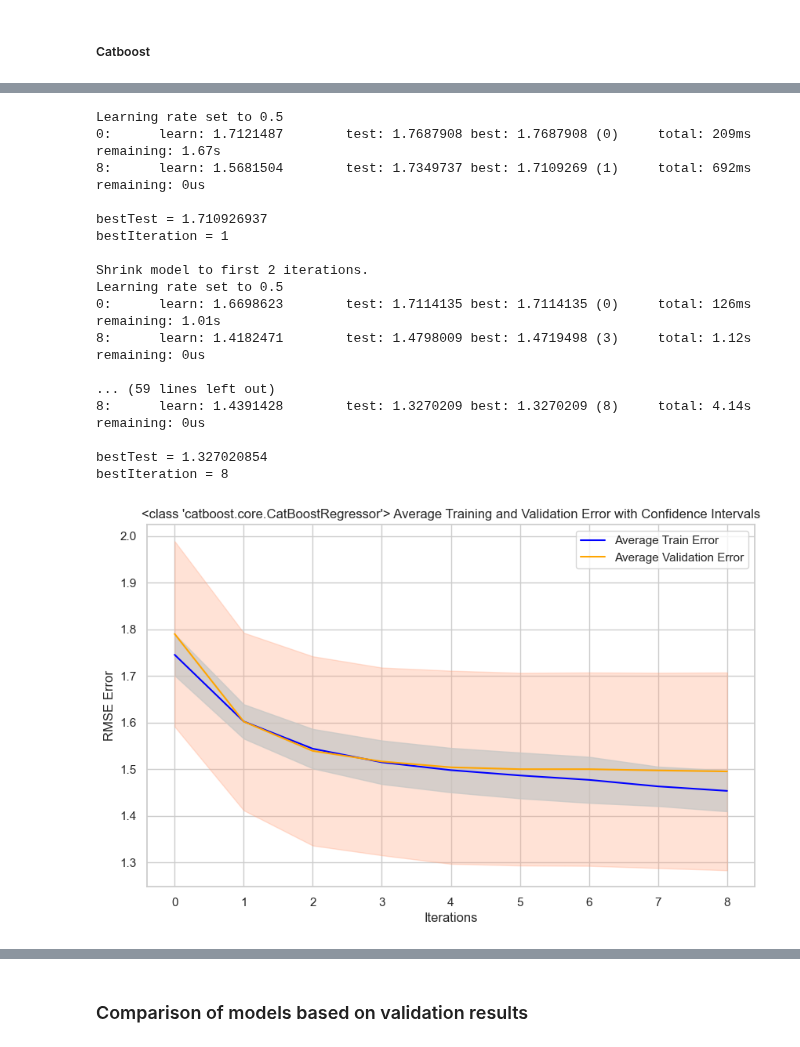
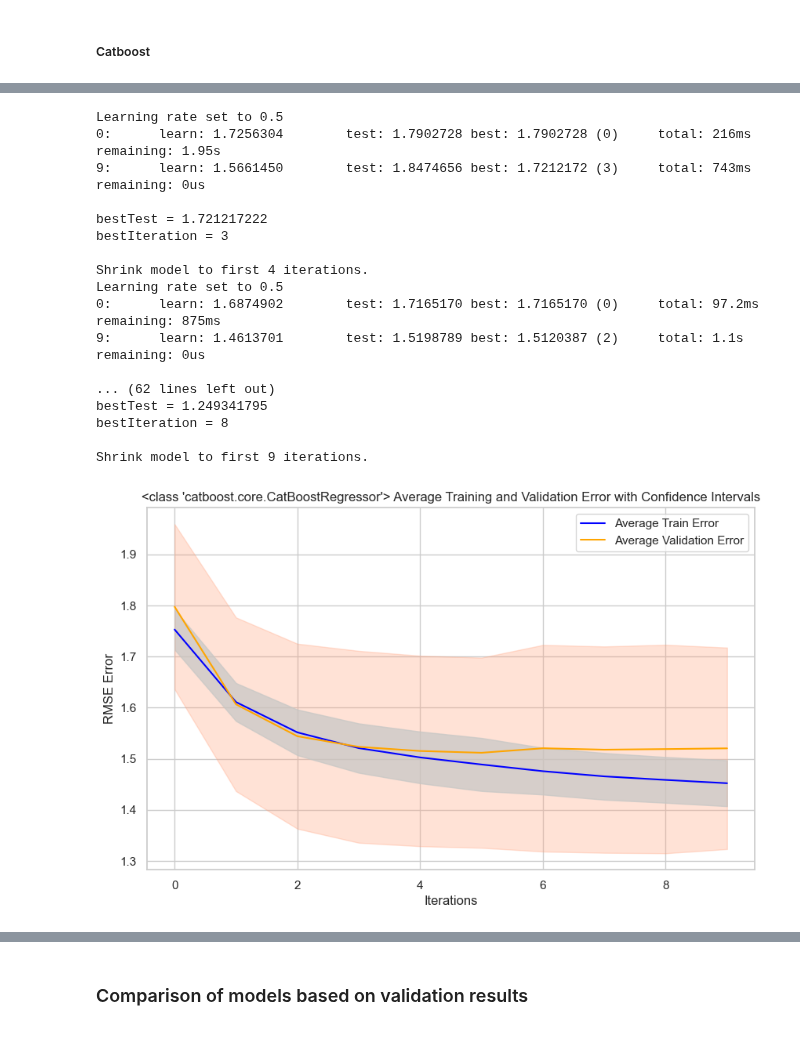
Before and after one commit to Yarmmax/DS_Intership, a Jupyter notebook: Validataion schema.ipynb, the cells around one changed output, grey strips where cells are left out. Saved outputs shown, nothing was run; the diff lists cells and outputs as text; code cells hidden in the pictures.

```diff
--- a/Validataion schema.ipynb
+++ b/Validataion schema.ipynb
@@ -593,10 +725,10 @@ Wall time: 20 s
 %%time
 catboost_regression = Validation(
                  train_data=data['train_data'],
-                 test_data=data['test_data'],
+                 submission_data=data['submission_data'],
                  submission_example=data['submission_example'],
                  n_splits=10,
-                 model = cb.CatBoostRegressor(iterations=9, verbose=100),
+                 model = cb.CatBoostRegressor(iterations=10, verbose=100),
                  check_nans=False,
                  dropna = False
                 )
@@ -607,23 +739,23 @@ Wall time: 6.12 s
 # %%
 %%time
-CatBoost_report = catboost_regression.evaluate()
+CatBoost_report = catboost_regression.validate()
 CatBoost_report
 # %% [output]
 Learning rate set to 0.5
-0:      learn: 1.7121487        test: 1.7687908 best: 1.7687908 (0)     total: 209ms    remaining: 1.67s
-8:      learn: 1.5681504        test: 1.7349737 best: 1.7109269 (1)     total: 692ms    remaining: 0us
+0:      learn: 1.7256304        test: 1.7902728 best: 1.7902728 (0)     total: 216ms    remaining: 1.95s
+9:      learn: 1.5661450        test: 1.8474656 best: 1.7212172 (3)     total: 743ms    remaining: 0us
 
-bestTest = 1.710926937
-bestIteration = 1
+bestTest = 1.721217222
+bestIteration = 3
 
-Shrink model to first 2 iterations.
+Shrink model to first 4 iterations.
 Learning rate set to 0.5
-0:      learn: 1.6698623        test: 1.7114135 best: 1.7114135 (0)     total: 126ms    remaining: 1.01s
-8:      learn: 1.4182471        test: 1.4798009 best: 1.4719498 (3)     total: 1.12s    remaining: 0us
+0:      learn: 1.6874902        test: 1.7165170 best: 1.7165170 (0)     total: 97.2ms   remaining: 875ms
+9:      learn: 1.4613701        test: 1.5198789 best: 1.5120387 (2)     total: 1.1s     remaining: 0us
 
-... (59 lines left out)
-8:      learn: 1.4391428        test: 1.3270209 best: 1.3270209 (8)     total: 4.14s    remaining: 0us
+... (62 lines left out)
+bestTest = 1.249341795
+bestIteration = 8
 
-bestTest = 1.327020854
-bestIteration = 8
+Shrink model to first 9 iterations.
-[figure, old version]
+[figure, new version]
```
Also changed, not shown: parts of 26 cells of this notebook.
